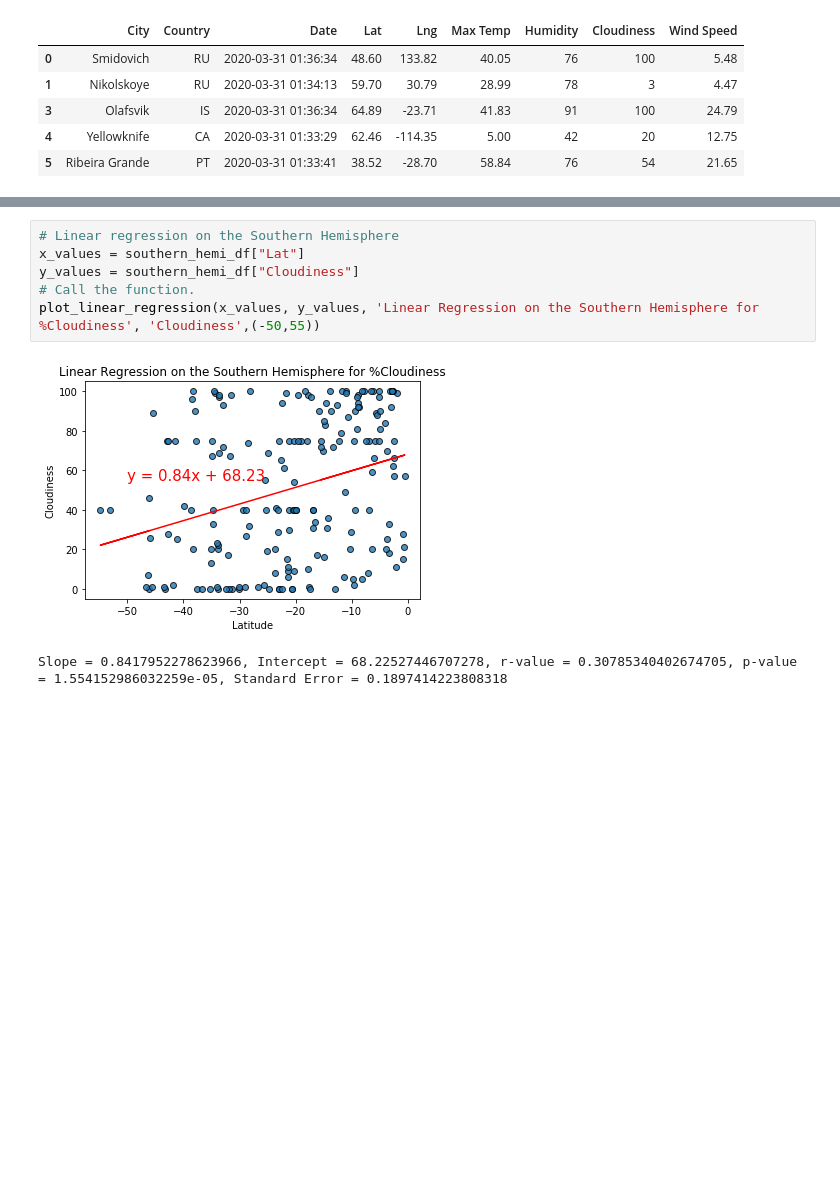
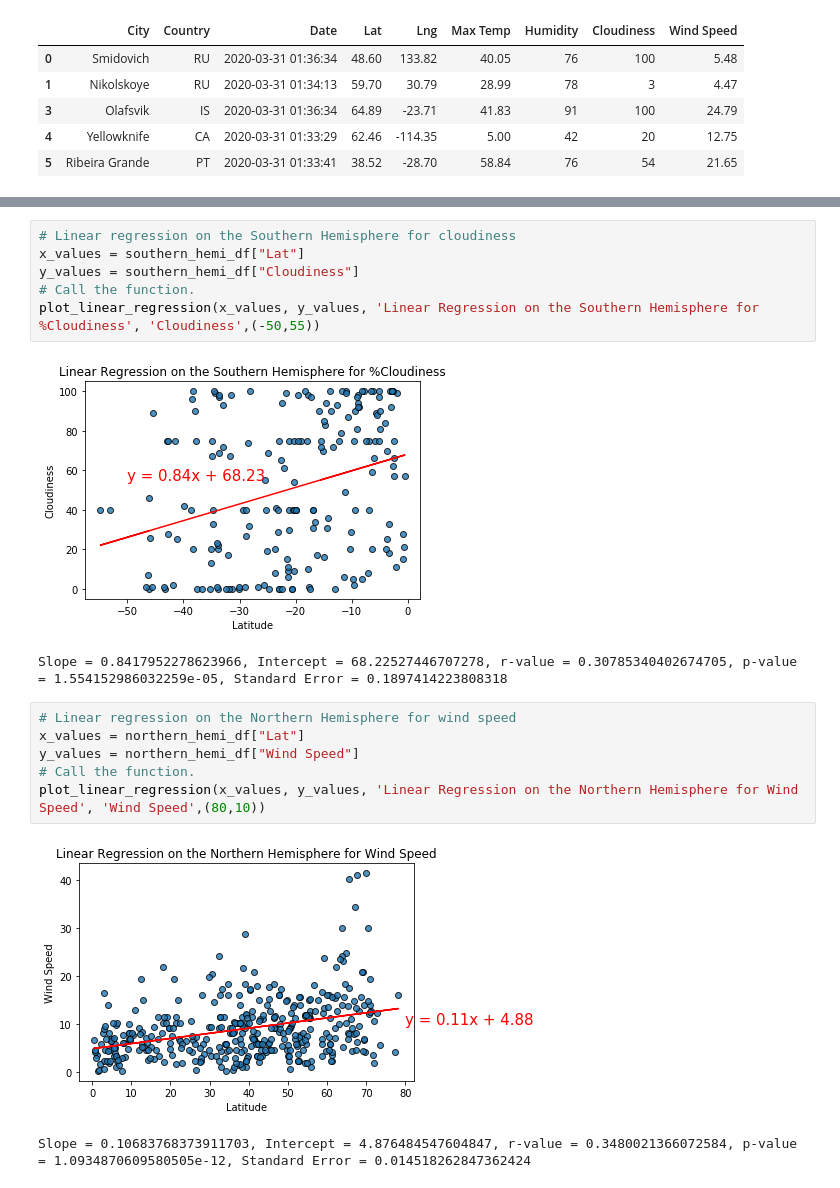
Before and after one commit to blocrunx/World_Weather_Analysis, a Jupyter notebook: WeatherPy.ipynb, the cells around one changed output, grey strips where cells are left out. Cells and saved outputs as stored; diff of their text form; blank space fills up the shorter version.

```diff
--- a/WeatherPy.ipynb
+++ b/WeatherPy.ipynb
@@ -317,7 +317,7 @@ plot_linear_regression(x_values, y_values, 'Linear Regression on the Northern He
 [figure]
 Slope = 0.4068022128203146, Intercept = 41.14290644280334, r-value = 0.22088092790221237, p-value = 9.386055537388402e-06, Standard Error = 0.09060817558351049
 # %%
-# Linear regression on the Southern Hemisphere
+# Linear regression on the Southern Hemisphere for cloudiness
 x_values = southern_hemi_df["Lat"]
 y_values = southern_hemi_df["Cloudiness"]
 # Call the function.
@@ -325,3 +325,12 @@ plot_linear_regression(x_values, y_values, 'Linear Regression on the Southern He
 # %% [output]
 [figure]
 Slope = 0.8417952278623966, Intercept = 68.22527446707278, r-value = 0.30785340402674705, p-value = 1.554152986032259e-05, Standard Error = 0.1897414223808318
+# %%
+# Linear regression on the Northern Hemisphere for wind speed
+x_values = northern_hemi_df["Lat"]
+y_values = northern_hemi_df["Wind Speed"]
+# Call the function.
+plot_linear_regression(x_values, y_values, 'Linear Regression on the Northern Hemisphere for Wind Speed', 'Wind Speed',(80,10))
+# %% [output]
+[figure, added]
+Slope = 0.10683768373911703, Intercept = 4.876484547604847, r-value = 0.3480021366072584, p-value = 1.0934870609580505e-12, Standard Error = 0.014518262847362424
```
Also changed, not shown: parts of 6 cells of this notebook.
